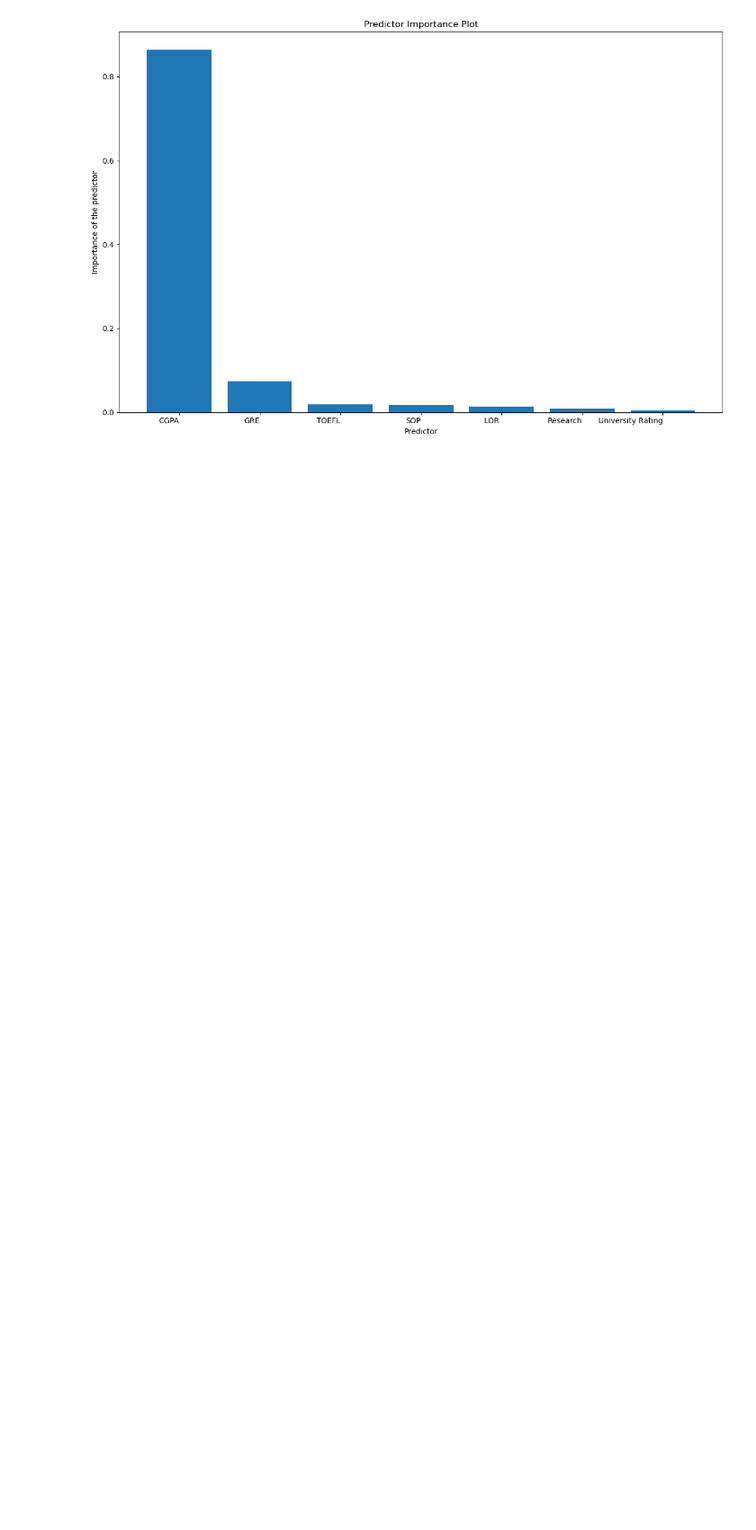
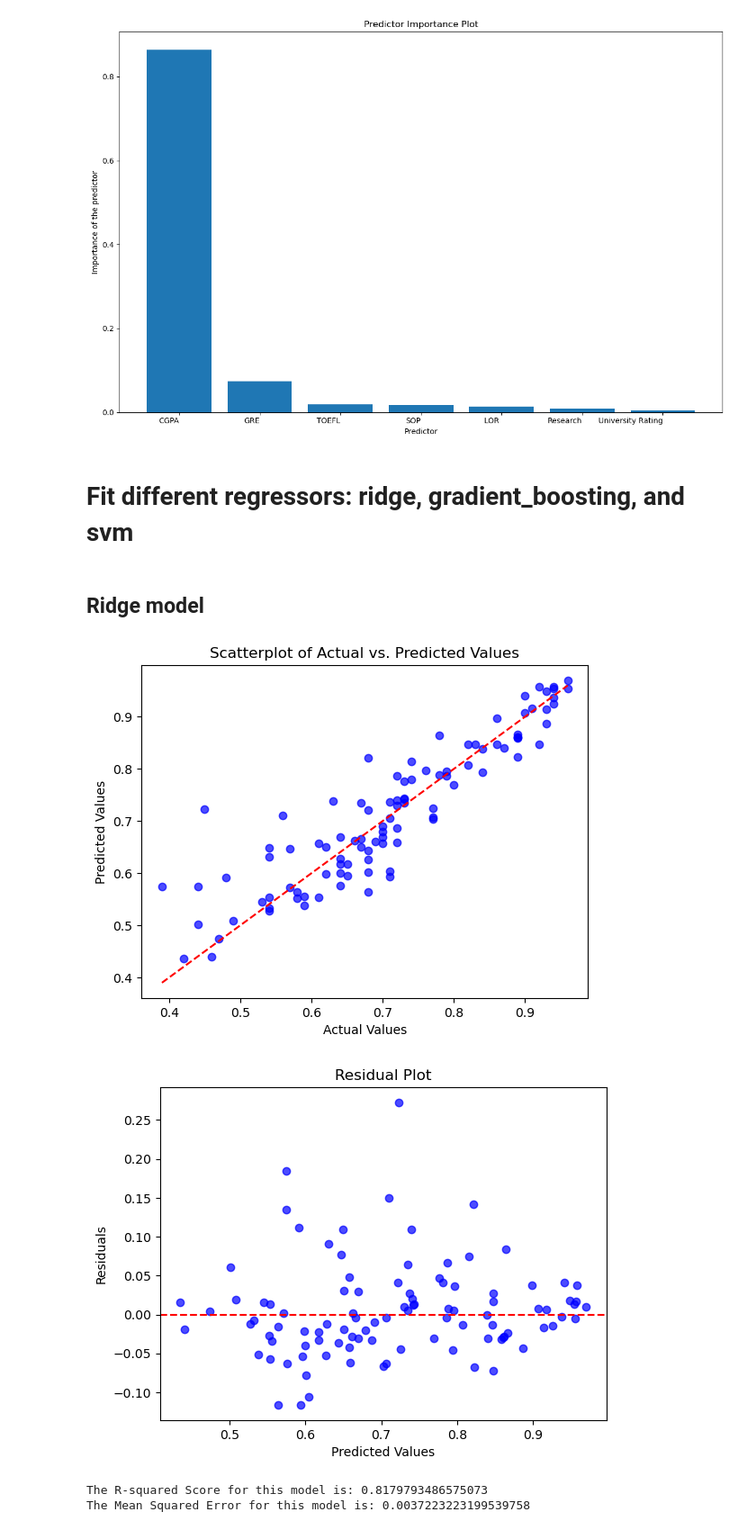
Before and after one commit to anly512/5300-project-group-26, a Jupyter notebook: code.ipynb, the cells around one changed output. Shown at 90% size. Drawn from its saved outputs; the diff is of its cells as text; code cells hidden in the pictures; blank space fills up the shorter version.

```diff
--- a/code.ipynb
+++ b/code.ipynb
@@ -235,3 +239,5 @@ The R-squared score and the mean squared error of this model are:
 [figure]
 [figure]
 [figure]
+# %% [markdown]
+# Fit different regressors: ridge, gradient_boosting, and svm
@@ -237,0 +312,12 @@ The R-squared score and the mean squared error of this model are:
+# %% [markdown]
+## Ridge model
+# %%
+param = {'alpha': 1.0, 'solver': 'auto'}
+model = Regressor(param)
+model.fit(X_train, y_train, 'ridge')
+model.tune(X_train, y_train, X_val, y_val, 'ridge')
+# %% [output]
+[figure, added]
+[figure, added]
+The R-squared Score for this model is: 0.8179793486575073
+The Mean Squared Error for this model is: 0.0037223223199539758
```
Also changed, not shown: parts of 6 cells of this notebook.
